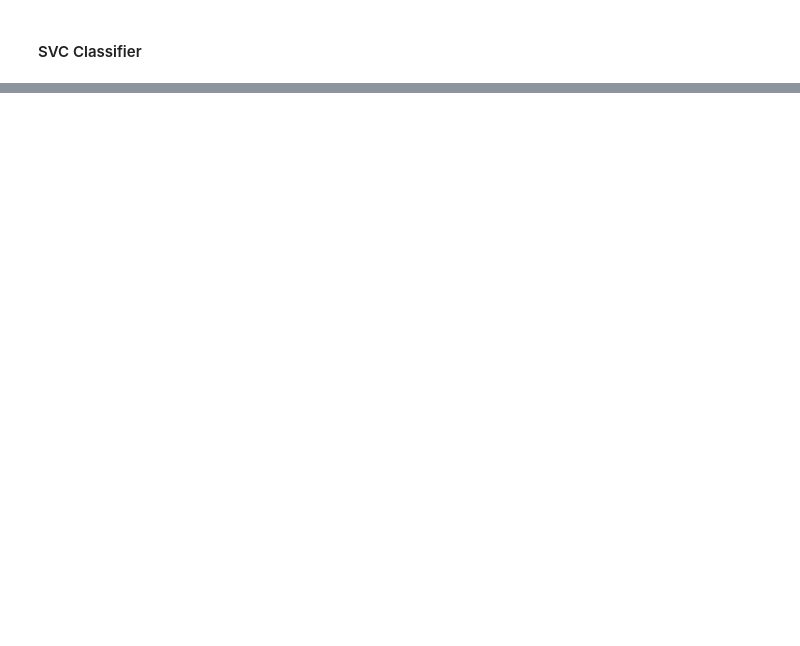
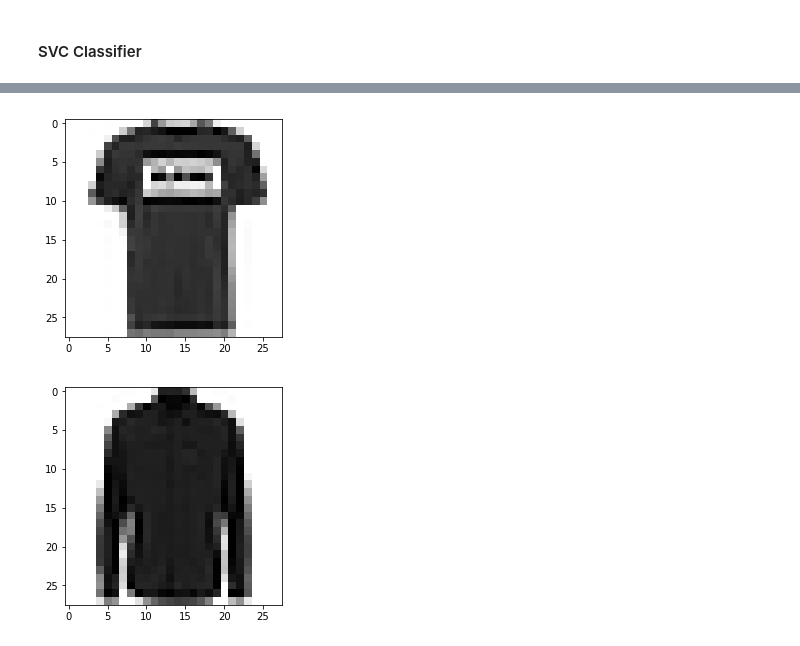
Before and after one commit to woonyung89/fashion-mnist, a Jupyter notebook: utils/chongwoonyung_1507838_assign2.ipynb, the cells around one changed output, grey strips where cells are left out. Drawn from its saved outputs; the diff is of its cells as text; code cells hidden in the pictures; blank space fills up the shorter version.

```diff
--- a/utils/chongwoonyung_1507838_assign2.ipynb
+++ b/utils/chongwoonyung_1507838_assign2.ipynb
@@ -242,0 +274,8 @@ Moreover, data visualization using tensorflow is another part I would like to ex
+# %%
+plt.imshow(t1[0].reshape(28,28),cmap='gray_r')
+plt.show()
+plt.imshow(t7[3].reshape(28,28),cmap='gray_r')
+plt.show()
+# %% [output]
+[figure, added]
+[figure, added]
```
Also changed, not shown: parts of 16 cells of this notebook.
